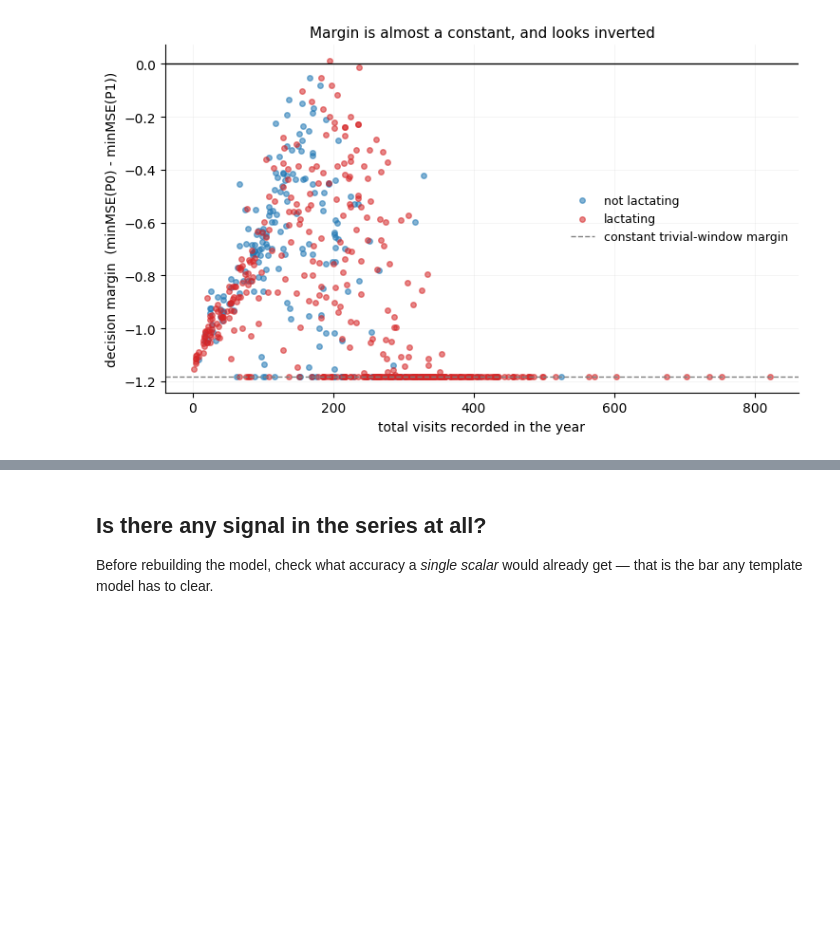
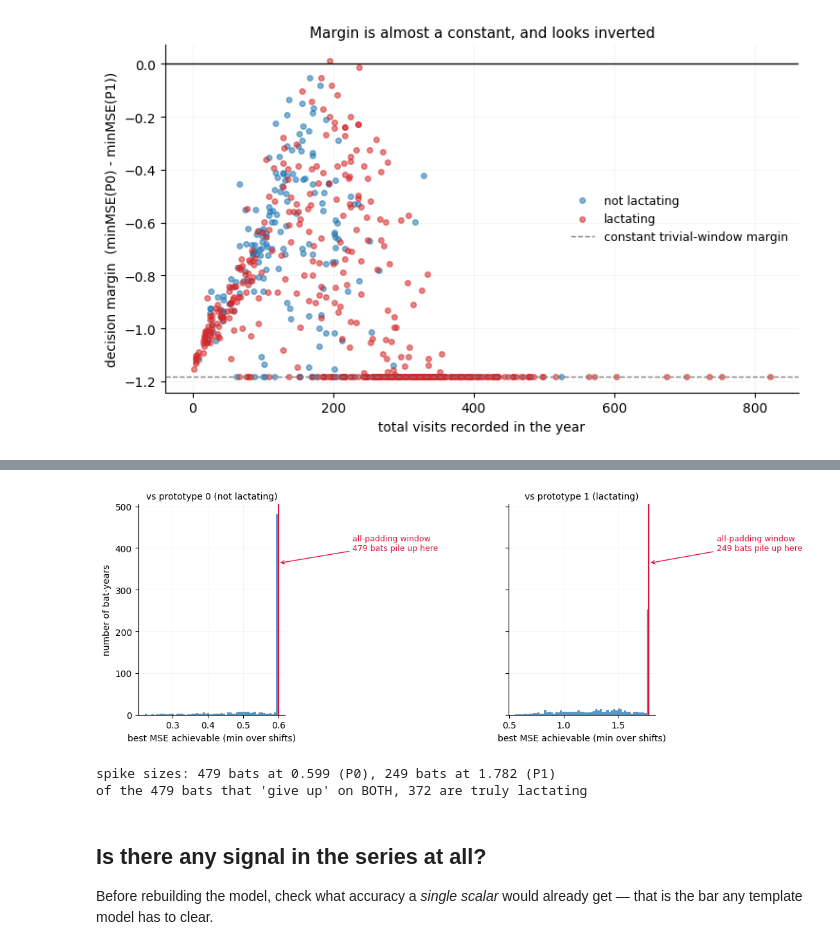
Before and after one commit to anuarsantoyo/bat-pregnancy, a Jupyter notebook: notebooks/03-loocv-mean-template.ipynb, the cells around one changed output, grey strips where cells are left out. Saved outputs shown, nothing was run; the diff lists cells and outputs as text; code cells hidden in the pictures; blank space fills up the shorter version.

```diff
--- a/notebooks/03-loocv-mean-template.ipynb
+++ b/notebooks/03-loocv-mean-template.ipynb
@@ -229,3 +235,28 @@ shifts chosen live entirely in the pad (728 of 1316 comparisons)
+# %%
+min0 = np.array([clf_proto._mse_curves(x)[0].min() for x in X])
+min1 = np.array([clf_proto._mse_curves(x)[1].min() for x in X])
+
+fig, axs = plt.subplots(1, 2, figsize=(12, 4.2), sharey=True)
+for ax, mn, t, nm in [(axs[0], min0, trivial[0], "vs prototype 0 (not lactating)"),
+                      (axs[1], min1, trivial[1], "vs prototype 1 (lactating)")]:
+    ax.hist(mn, bins=60, color="tab:blue", alpha=.75)
+    ax.axvline(t, color="crimson", lw=1.6)
+    ax.annotate(f"all-padding window\n{np.isclose(mn, t).sum()} bats pile up here",
+                xy=(t, ax.get_ylim()[1] * .72), xytext=(t + t * .35, ax.get_ylim()[1] * .78),
+                arrowprops=dict(arrowstyle="->", color="crimson"), color="crimson", fontsize=9)
+    ax.set_title(nm, fontsize=10)
+    ax.set_xlabel("best MSE achievable (min over shifts)")
+    ax.grid(alpha=.15, lw=.6); ax.spines[["top", "right"]].set_visible(False)
+axs[0].set_ylabel("number of bat-years")
+plt.tight_layout(); plt.show()
+print(f"spike sizes: {np.isclose(min0, trivial[0]).sum()} bats at {trivial[0]:.3f} (P0), "
+      f"{np.isclose(min1, trivial[1]).sum()} bats at {trivial[1]:.3f} (P1)")
+print(f"of the {np.isclose(min0, trivial[0]).sum()} bats that 'give up' on BOTH, "
+      f"{int(y[np.isclose(min0,trivial[0])].sum())} are truly lactating")
+# %% [output]
+[figure, added]
+spike sizes: 479 bats at 0.599 (P0), 249 bats at 1.782 (P1)
+of the 479 bats that 'give up' on BOTH, 372 are truly lactating
 # %% [markdown]
 ## Is there any signal in the series at all?
 
```
Also changed, not shown: parts of 1 cell of this notebook.
